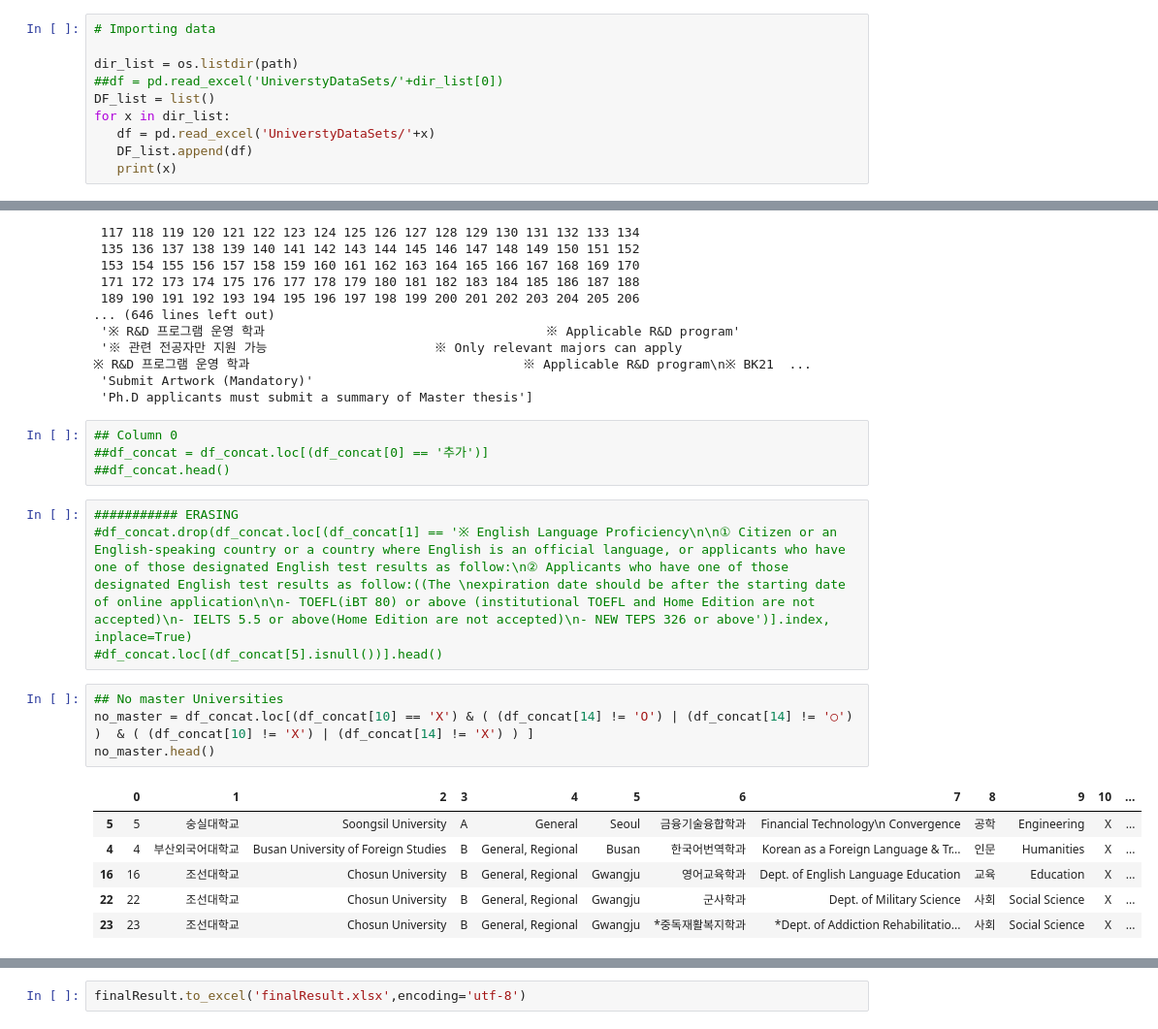
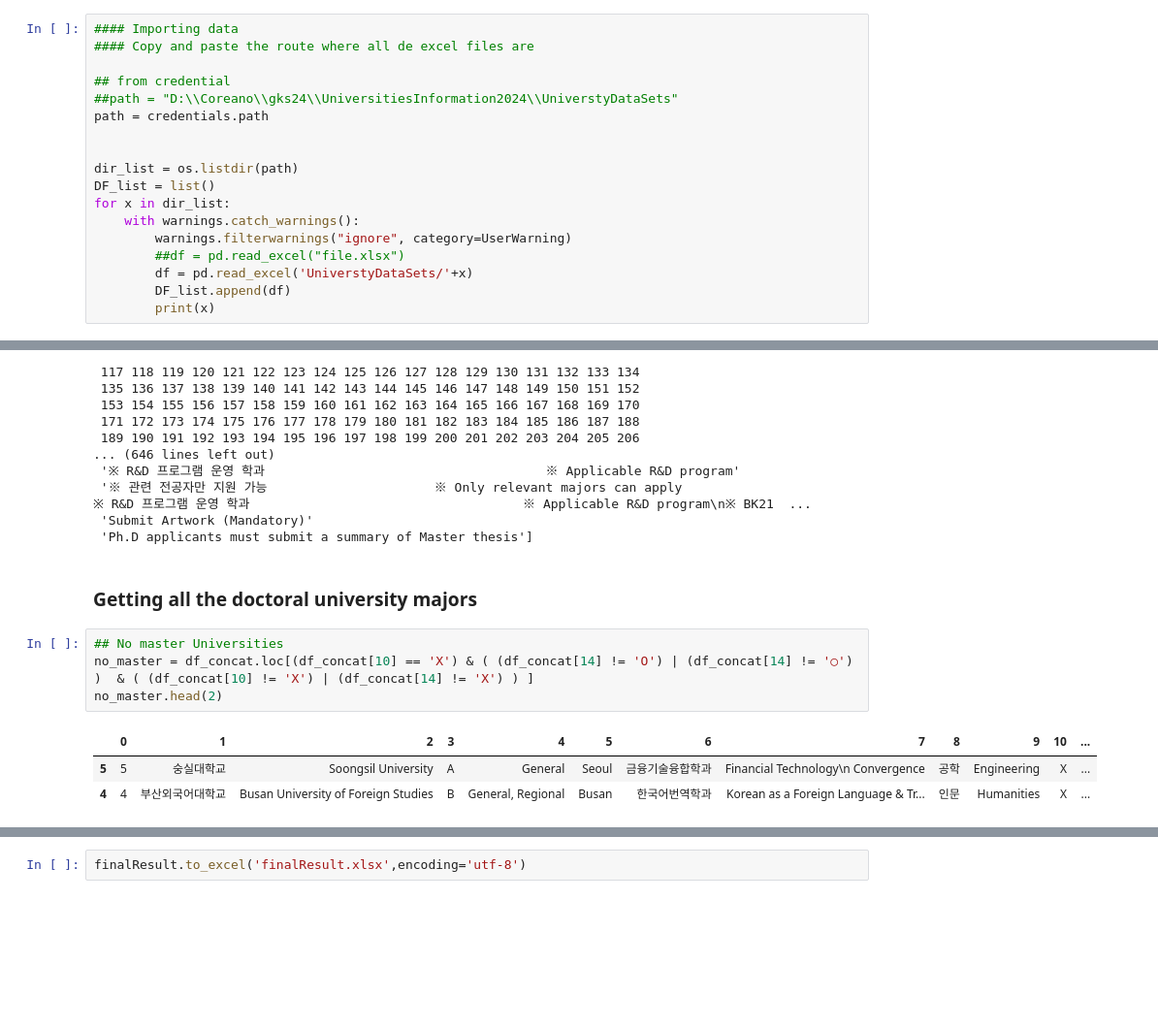
Before and after one commit to JASorianoHernandez/gks24_UniversityDataInformationProject, a Jupyter notebook: GKS24_Univeristies_DataInformation.ipynb, the cells around one changed output, grey strips where cells are left out. Shown: that part at 97% size. Cells and saved outputs as stored; diff of their text form; blank space fills up the shorter version.

Commit message:
Update fro credentials file insteqad hardcoding

```diff
--- a/GKS24_Univeristies_DataInformation.ipynb
+++ b/GKS24_Univeristies_DataInformation.ipynb
@@ -14,13 +20,21 @@ path = "D:\\Coreano\\gks24\\UniversitiesInformation2024\\UniverstyDataSets"
 # %%
-# Importing data
+#### Importing data
+#### Copy and paste the route where all de excel files are
+
+## from credential
+##path = "D:\\Coreano\\gks24\\UniversitiesInformation2024\\UniverstyDataSets"
+path = credentials.path
+
 
 dir_list = os.listdir(path)
-##df = pd.read_excel('UniverstyDataSets/'+dir_list[0])
 DF_list = list()
 for x in dir_list:
-   df = pd.read_excel('UniverstyDataSets/'+x)
-   DF_list.append(df)
-   print(x)
+    with warnings.catch_warnings():
+        warnings.filterwarnings("ignore", category=UserWarning)
+        ##df = pd.read_excel("file.xlsx")
+        df = pd.read_excel('UniverstyDataSets/'+x)
+        DF_list.append(df)
+        print(x)
 # %% [output]
 2. 2024 GKS-G Avaiable Departments(Soongsil Univ.).xlsx
 2. 2024 GKS-G Available Departments for Graduate Degree (KyungHee-Univ.).xlsx
@@ -137,25 +140,16 @@ columna 0
  '※ 관련 전공자만 지원 가능                      ※ Only relevant majors can apply                                            ※ R&D 프로그램 운영 학과                                    ※ Applicable R&D program\n※ BK21  ...
  'Submit Artwork (Mandatory)'
  'Ph.D applicants must submit a summary of Master thesis']
-# %%
-## Column 0
-##df_concat = df_concat.loc[(df_concat[0] == '추가')]
-##df_concat.head()
-# %%
-########### ERASING
-#df_concat.drop(df_concat.loc[(df_concat[1] == '※ English Language Proficiency\n\n① Citizen or an English-speaking country or a country where English is an official language, or applicants who have one of those designated English test results as follow:\n② Applicants who have one of those designated English test results as follow:((The \nexpiration date should be after the starting date of online application\n\n- TOEFL(iBT 80) or above (institutional TOEFL and Home Edition are not accepted)\n- IELTS 5.5 or above(Home Edition are not accepted)\n- NEW TEPS 326 or above')].index, inplace=True)
-#df_concat.loc[(df_concat[5].isnull())].head()
+# %% [markdown]
+### Getting all the doctoral university majors
 # %%
 ## No master Universities
 no_master = df_concat.loc[(df_concat[10] == 'X') & ( (df_concat[14] != 'O') | (df_concat[14] != '○') )  & ( (df_concat[10] != 'X') | (df_concat[14] != 'X') ) ]
-no_master.head()
+no_master.head(2)
 # %% [output]
 |  | 0 | 1 | 2 | 3 | 4 | 5 | 6 | 7 | 8 | 9 | 10 | ... |
 | 5 | 5 | 숭실대학교 | Soongsil University | A | General | Seoul | 금융기술융합학과 | Financial Technology\n Convergence | 공학 | Engineering | X | ... |
 | 4 | 4 | 부산외국어대학교 | Busan University of Foreign Studies | B | General, Regional | Busan | 한국어번역학과 | Korean as a Foreign Language & Tr... | 인문 | Humanities | X | ... |
-| 16 | 16 | 조선대학교 | Chosun University | B | General, Regional | Gwangju | 영어교육학과 | Dept. of English Language Education | 교육 | Education | X | ... |
-| 22 | 22 | 조선대학교 | Chosun University | B | General, Regional | Gwangju | 군사학과 | Dept. of Military Science | 사회 | Social Science | X | ... |
-| 23 | 23 | 조선대학교 | Chosun University | B | General, Regional | Gwangju | *중독재활복지학과 | *Dept. of Addiction Rehabilitatio... | 사회 | Social Science | X | ... |
 # %%
 ## No master Universities 2
 no_master_2 = df_concat.loc[(df_concat[10].isnull()) & ( (df_concat[14] == 'O') | (df_concat[14] == '○') ) ]
```
Also changed, not shown: parts of 30 cells of this notebook.
